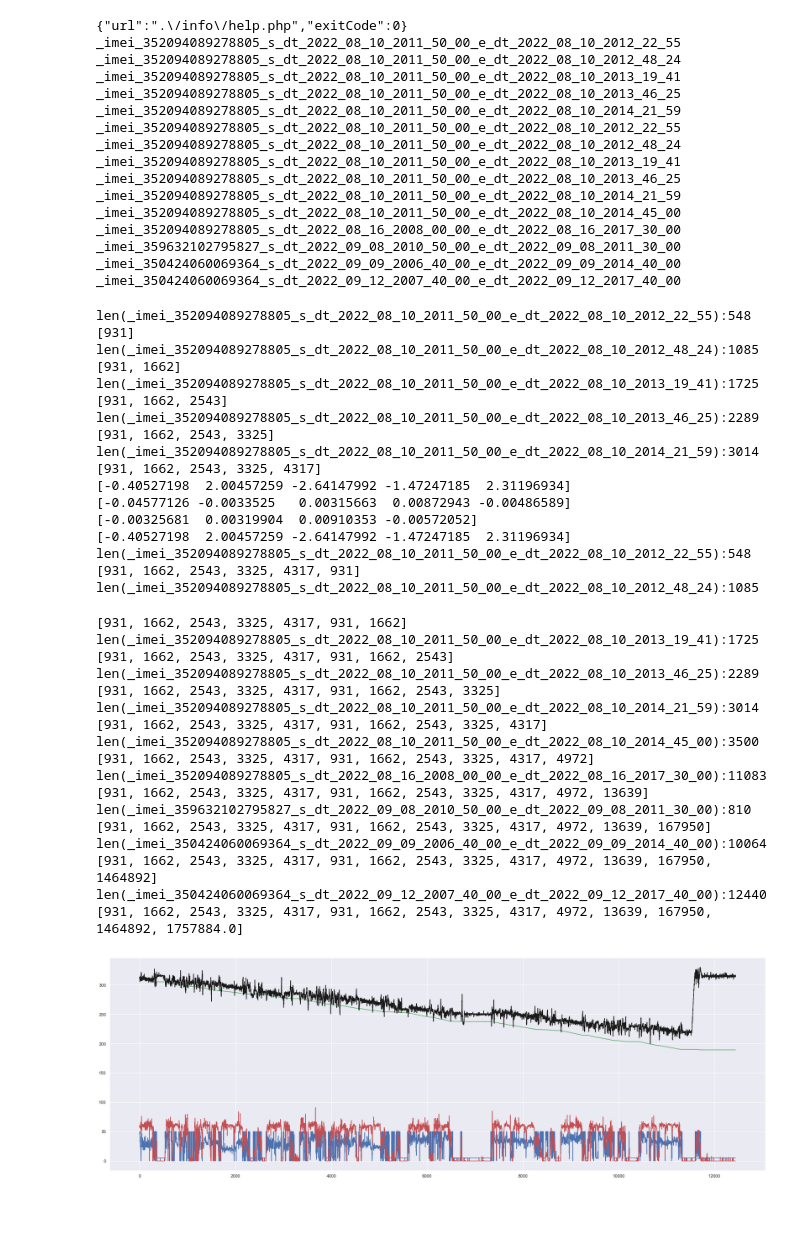
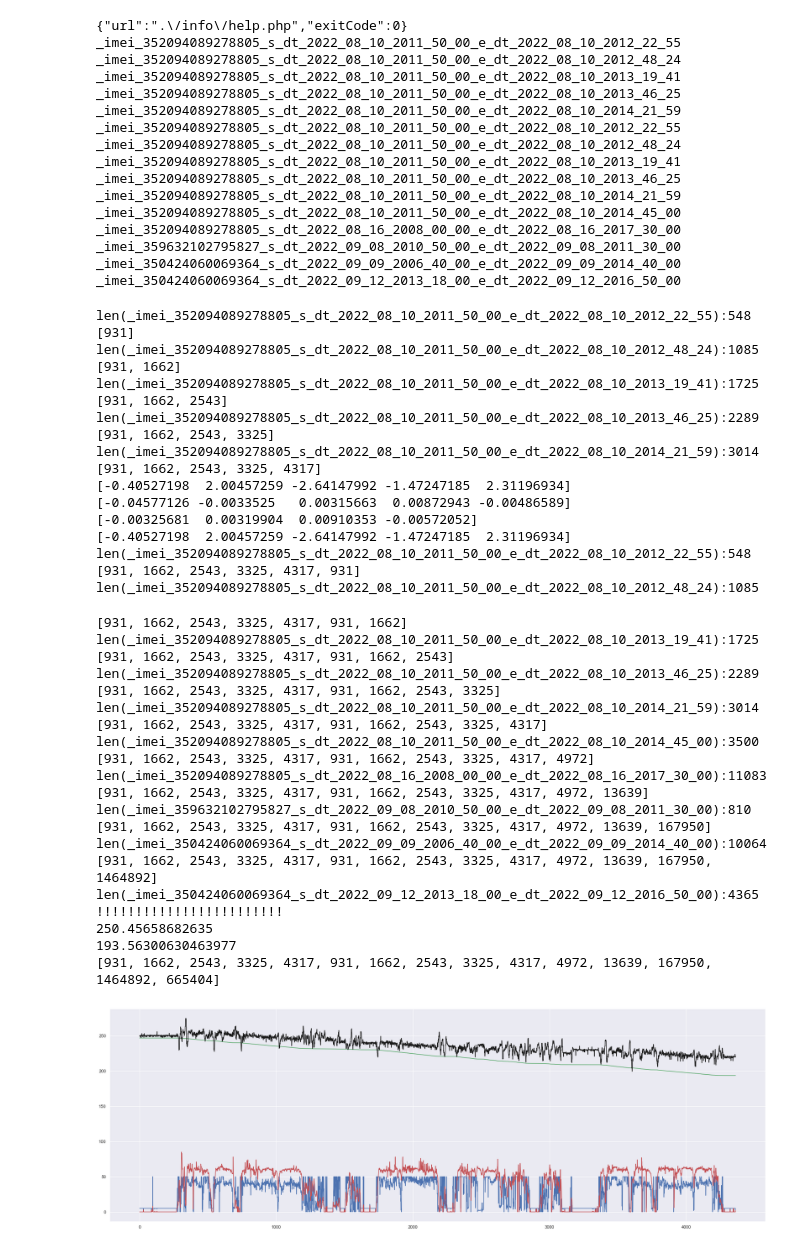
Before and after one commit to zhenux/pythonProject54, a Jupyter notebook: fuel_consumption_manual.ipynb, the cells around one changed output. Cells and saved outputs as stored; diff of their text form; code cells hidden in the pictures; blank space fills up the shorter version.

```diff
--- a/fuel_consumption_manual.ipynb
+++ b/fuel_consumption_manual.ipynb
@@ -20,7 +20,7 @@ url_req = (['?imei=352094089278805&s_dt=2022-08-10%2011:50:00&e_dt=2022-08-10%20
             '?imei=352094089278805&s_dt=2022-08-16%2008:00:00&e_dt=2022-08-16%2017:30:00',
             '?imei=359632102795827&s_dt=2022-09-08%2010:50:00&e_dt=2022-09-08%2011:30:00',
             '?imei=350424060069364&s_dt=2022-09-09%2006:40:00&e_dt=2022-09-09%2014:40:00',
-            '?imei=350424060069364&s_dt=2022-09-12%2007:40:00&e_dt=2022-09-12%2017:40:00'])
+            '?imei=350424060069364&s_dt=2022-09-12%2013:18:00&e_dt=2022-09-12%2016:50:00'])
 
 web_link = 'https://nav.by/info/testAccel.php'
 
@@ -103,7 +103,7 @@ _imei_352094089278805_s_dt_2022_08_10_2011_50_00_e_dt_2022_08_10_2014_45_00
 _imei_352094089278805_s_dt_2022_08_16_2008_00_00_e_dt_2022_08_16_2017_30_00
 _imei_359632102795827_s_dt_2022_09_08_2010_50_00_e_dt_2022_09_08_2011_30_00
 _imei_350424060069364_s_dt_2022_09_09_2006_40_00_e_dt_2022_09_09_2014_40_00
-_imei_350424060069364_s_dt_2022_09_12_2007_40_00_e_dt_2022_09_12_2017_40_00
+_imei_350424060069364_s_dt_2022_09_12_2013_18_00_e_dt_2022_09_12_2016_50_00
 # %%
 import math
 import numpy as np
@@ -207,6 +207,8 @@ for p in range(NUM_OF_FILES):
 
     k = 1
 
+    dut_begine = df.AnIn1[0]
+
     for i in range(2, len(df)):
 
         # sum_ES_inst = 0
@@ -262,7 +264,19 @@ for p in range(NUM_OF_FILES):
                 consum_l = (5 - df.speed[i])/100
             df.at[i, 'consum_l'] = consum_l
 
-            dut_calc = df.AnIn1[0] - func3_fuel_consumption(
+            try:
+                if df.AnIn1[i] > (df.AnIn1[i - 10] + 50):
+                    dut_begine = df.AnIn1[i]
+
+                    sum_ES_sum = 0
+                    sum_ES_APP_sum = 0
+                    sum_ES_2_APP_sum = 0
+                    sum_ES_APP_2_sum = 0
+                    sum_ES_2_APP_2_sum = 0
+            except:
+                pass
+
+            dut_calc = dut_begine - func3_fuel_consumption(
                     (sum_ES_APP_sum, sum_ES_2_APP_sum, sum_ES_APP_2_sum, sum_ES_2_APP_2_sum),
                     popt3_calc[0], popt3_calc[1], popt3_calc[2], popt3_calc[3])
             df.at[i, 'dut_calc'] = dut_calc
@@ -292,6 +306,9 @@ for p in range(NUM_OF_FILES):
             inst_acc_minus.append(acc_delta)
 
     if p == 14:
+        print("!!!!!!!!!!!!!!!!!!!!!!!!")
+        print(df.AnIn1[0])
+        print(dut_calc)
         df.to_csv(db_files[p] + '_changed' + '.csv', index=False)
 
     delta_ES.append(sum_ES_sum)
@@ -326,7 +343,8 @@ for p in range(NUM_OF_FILES):
         print(popt3_calc)
         #popt3_calc = [-0.002340876, 0.001463682, 0.008092307, -0.003850765]
         #popt3_calc = [0.003276728, -0.008181688, 0.004813692, -3.33334E-05]
-        popt3_calc = [(0.003276728)*2/100, (-0.008181688)*2/100, 0.004813692*4/100, (-3.33334E-05)*4/100]
+        #popt3_calc = [(0.003276728)*1.8684/100, (-0.008181688)*1.8684/100, 0.004813692*4/100, (-3.33334E-05)*4/100]
+        popt3_calc = [(popt3_calc[0])*1.8684/100, (popt3_calc[1])*1.8684/100, (popt3_calc[2])*3.4909/100, (popt3_calc[3])*3.4909/100]
 
         popt_calc2 = np.linalg.solve(np.array(matrix_linear), np.array(delta_level_dut))
         print(popt_calc2)
@@ -373,33 +391,36 @@ len(_imei_352094089278805_s_dt_2022_08_10_2011_50_00_e_dt_2022_08_10_2012_22_55)
 len(_imei_352094089278805_s_dt_2022_08_10_2011_50_00_e_dt_2022_08_10_2012_48_24):1085
 [931, 1662]
 len(_imei_352094089278805_s_dt_2022_08_10_2011_50_00_e_dt_2022_08_10_2013_19_41):1725
 [931, 1662, 2543]
 len(_imei_352094089278805_s_dt_2022_08_10_2011_50_00_e_dt_2022_08_10_2013_46_25):2289
 [931, 1662, 2543, 3325]
 len(_imei_352094089278805_s_dt_2022_08_10_2011_50_00_e_dt_2022_08_10_2014_21_59):3014
 [931, 1662, 2543, 3325, 4317]
 [-0.40527198  2.00457259 -2.64147992 -1.47247185  2.31196934]
 [-0.04577126 -0.0033525   0.00315663  0.00872943 -0.00486589]
 [-0.00325681  0.00319904  0.00910353 -0.00572052]
 [-0.40527198  2.00457259 -2.64147992 -1.47247185  2.31196934]
 len(_imei_352094089278805_s_dt_2022_08_10_2011_50_00_e_dt_2022_08_10_2012_22_55):548
 [931, 1662, 2543, 3325, 4317, 931]
 len(_imei_352094089278805_s_dt_2022_08_10_2011_50_00_e_dt_2022_08_10_2012_48_24):1085
 [931, 1662, 2543, 3325, 4317, 931, 1662]
 len(_imei_352094089278805_s_dt_2022_08_10_2011_50_00_e_dt_2022_08_10_2013_19_41):1725
 [931, 1662, 2543, 3325, 4317, 931, 1662, 2543]
 len(_imei_352094089278805_s_dt_2022_08_10_2011_50_00_e_dt_2022_08_10_2013_46_25):2289
 [931, 1662, 2543, 3325, 4317, 931, 1662, 2543, 3325]
 len(_imei_352094089278805_s_dt_2022_08_10_2011_50_00_e_dt_2022_08_10_2014_21_59):3014
 [931, 1662, 2543, 3325, 4317, 931, 1662, 2543, 3325, 4317]
 len(_imei_352094089278805_s_dt_2022_08_10_2011_50_00_e_dt_2022_08_10_2014_45_00):3500
 [931, 1662, 2543, 3325, 4317, 931, 1662, 2543, 3325, 4317, 4972]
 len(_imei_352094089278805_s_dt_2022_08_16_2008_00_00_e_dt_2022_08_16_2017_30_00):11083
 [931, 1662, 2543, 3325, 4317, 931, 1662, 2543, 3325, 4317, 4972, 13639]
 len(_imei_359632102795827_s_dt_2022_09_08_2010_50_00_e_dt_2022_09_08_2011_30_00):810
 [931, 1662, 2543, 3325, 4317, 931, 1662, 2543, 3325, 4317, 4972, 13639, 167950]
 len(_imei_350424060069364_s_dt_2022_09_09_2006_40_00_e_dt_2022_09_09_2014_40_00):10064
 [931, 1662, 2543, 3325, 4317, 931, 1662, 2543, 3325, 4317, 4972, 13639, 167950, 1464892]
-len(_imei_350424060069364_s_dt_2022_09_12_2007_40_00_e_dt_2022_09_12_2017_40_00):12440
-[931, 1662, 2543, 3325, 4317, 931, 1662, 2543, 3325, 4317, 4972, 13639, 167950, 1464892, 1757884.0]
+len(_imei_350424060069364_s_dt_2022_09_12_2013_18_00_e_dt_2022_09_12_2016_50_00):4365
+!!!!!!!!!!!!!!!!!!!!!!!!
+250.45658682635
+193.56300630463977
+[931, 1662, 2543, 3325, 4317, 931, 1662, 2543, 3325, 4317, 4972, 13639, 167950, 1464892, 665404]
-[figure, old version]
+[figure, new version]
```
Also changed, not shown: 1 other file.
